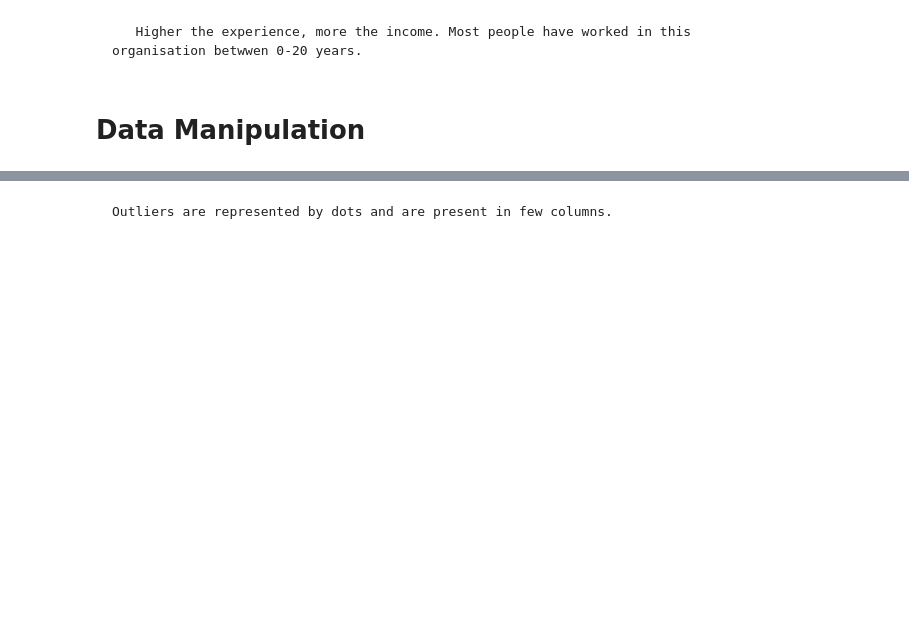
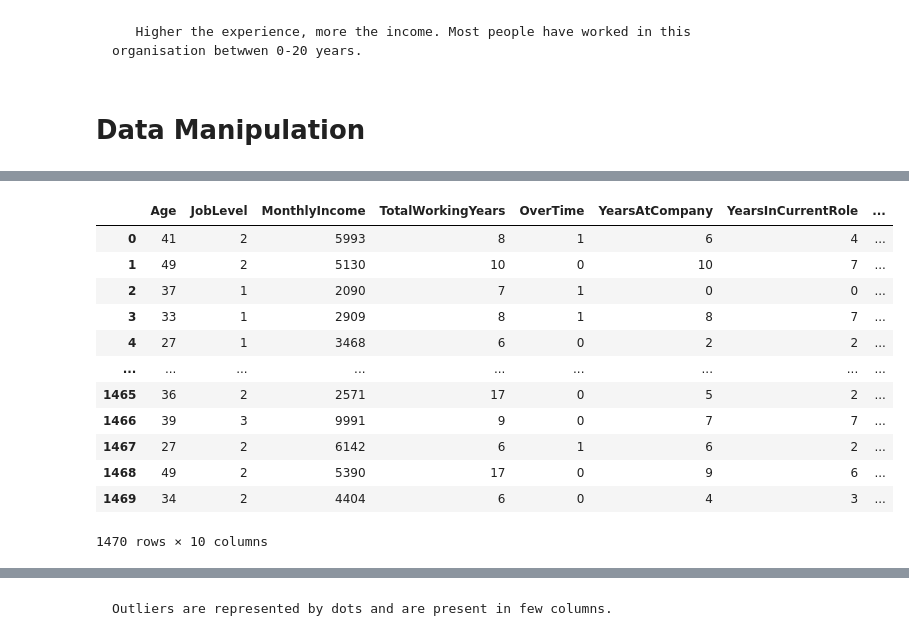
Before and after one commit to shreelakshmib/Data-Science-Mini-Projects, a Jupyter notebook: Project4_HR_Analytics.ipynb, the cells around one changed output, grey strips where cells are left out. Cells and saved outputs as stored; diff of their text form; code cells hidden in the pictures; blank space fills up the shorter version.

```diff
--- a/Project4_HR_Analytics.ipynb
+++ b/Project4_HR_Analytics.ipynb
@@ -112,3 +244,21 @@ df.drop('HourlyRate',axis=1,inplace=True)
+# %%
+#keep the columns which are positively coorelated :
+df =df[['Age','JobLevel','MonthlyIncome','TotalWorkingYears','OverTime','YearsAtCompany','YearsInCurrentRole','YearsSinceLastPromotion','YearsWithCurrManager','Attrition']]
+df
+# %% [output]
+|  | Age | JobLevel | MonthlyIncome | TotalWorkingYears | OverTime | YearsAtCompany | YearsInCurrentRole | ... |
+| 0 | 41 | 2 | 5993 | 8 | 1 | 6 | 4 | ... |
+| 1 | 49 | 2 | 5130 | 10 | 0 | 10 | 7 | ... |
+| 2 | 37 | 1 | 2090 | 7 | 1 | 0 | 0 | ... |
+| 3 | 33 | 1 | 2909 | 8 | 1 | 8 | 7 | ... |
+| 4 | 27 | 1 | 3468 | 6 | 0 | 2 | 2 | ... |
+| ... | ... | ... | ... | ... | ... | ... | ... | ... |
+| 1465 | 36 | 2 | 2571 | 17 | 0 | 5 | 2 | ... |
+| 1466 | 39 | 3 | 9991 | 9 | 0 | 7 | 7 | ... |
+| 1467 | 27 | 2 | 6142 | 6 | 1 | 6 | 2 | ... |
+| 1468 | 49 | 2 | 5390 | 17 | 0 | 9 | 6 | ... |
+| 1469 | 34 | 2 | 4404 | 6 | 0 | 4 | 3 | ... |
+1470 rows × 10 columns
 # %%
 #Check for skewness
 col = df.columns.values
```
Also changed, not shown: parts of 43 cells of this notebook.
